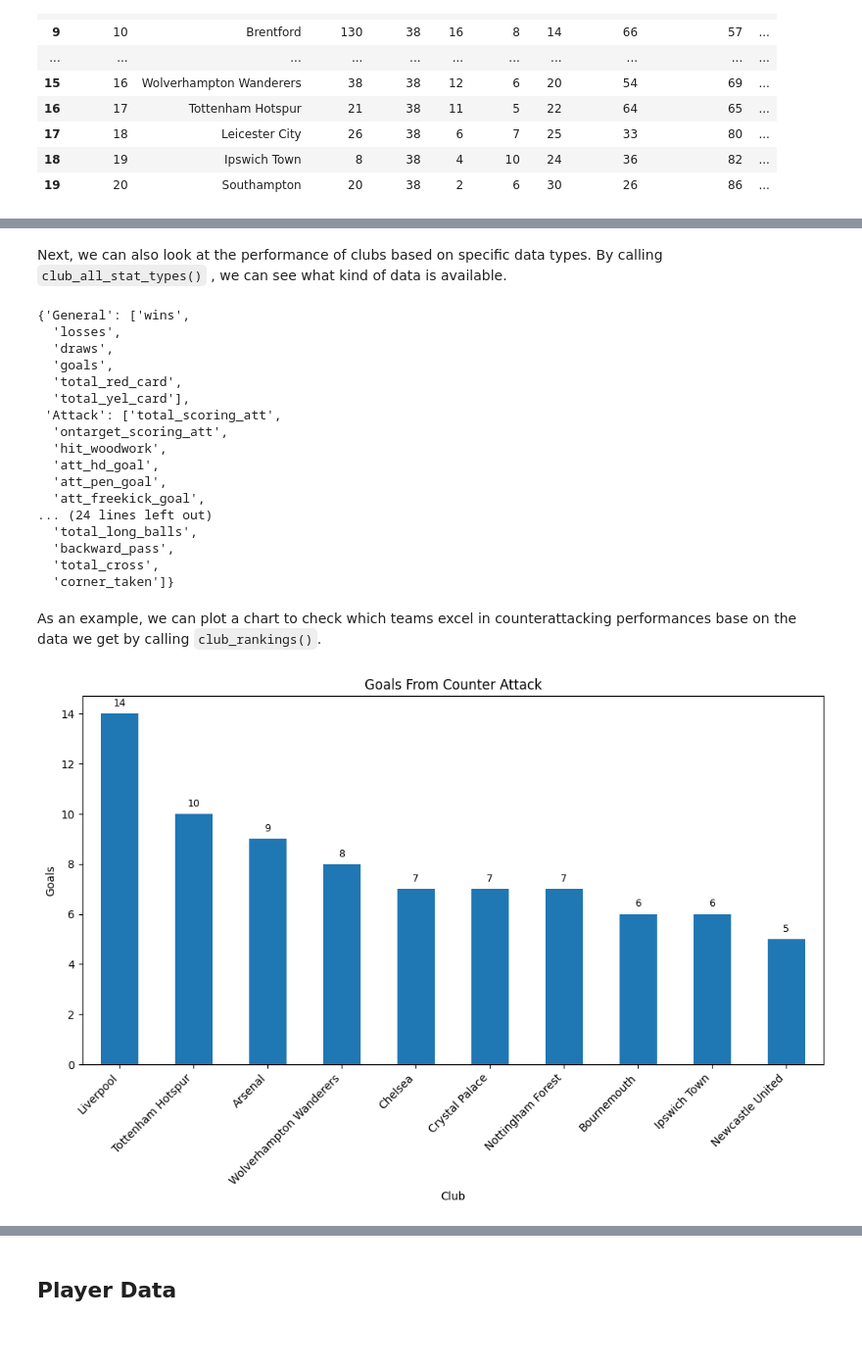
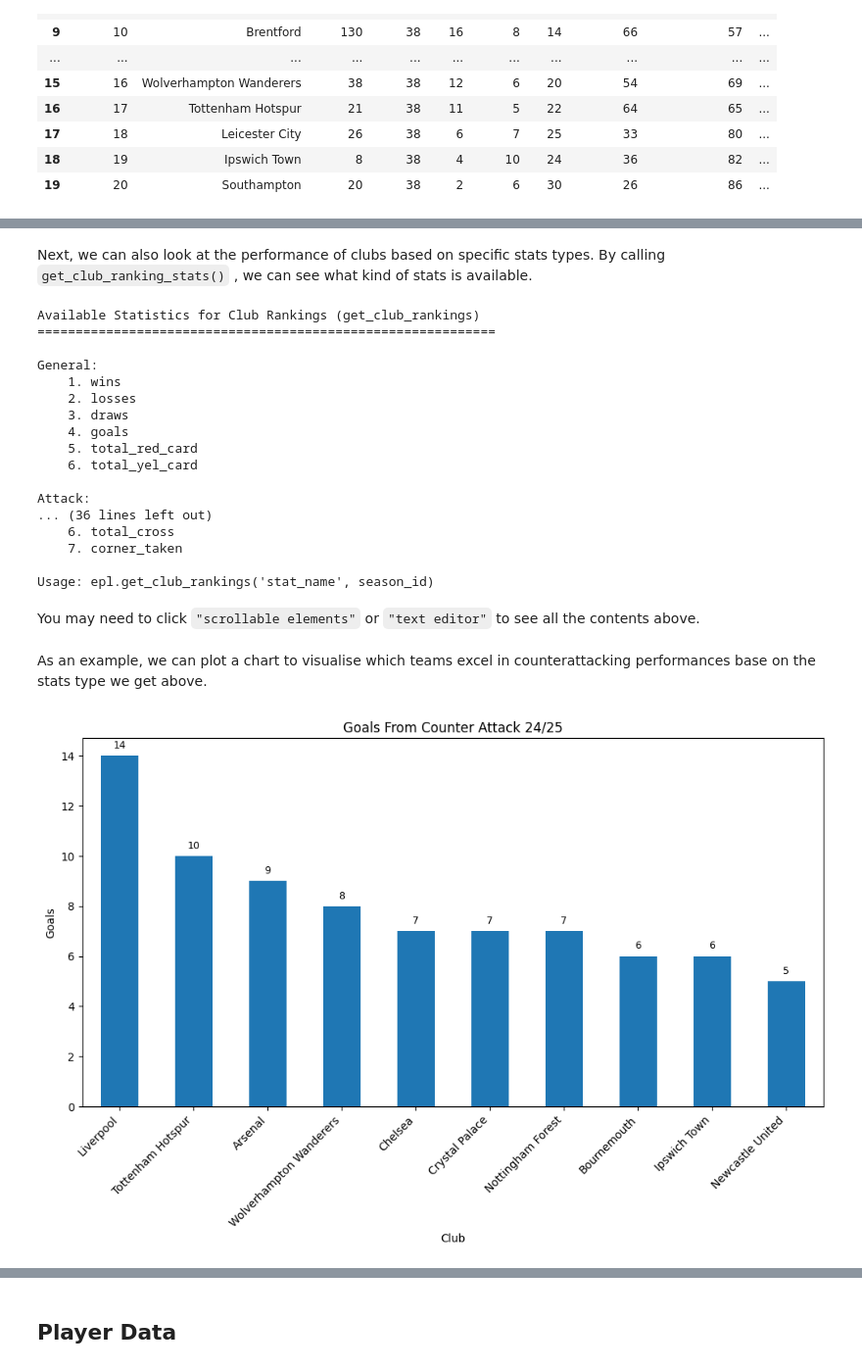
Before and after one commit to zhouyuyang-joey/English-Premier-League-Data-API, a Jupyter notebook: examples.ipynb, the cells around one changed output, grey strips where cells are left out. Shown: that part at 98% size. Saved outputs shown, nothing was run; the diff lists cells and outputs as text; code cells hidden in the pictures; blank space fills up the shorter version.

```diff
--- a/examples.ipynb
+++ b/examples.ipynb
@@ -137,25 +157,27 @@ liverpool_info
 # %% [markdown]
-Next, we can also look at the performance of clubs based on specific data types. By calling ``club_all_stat_types()`` , we can see what kind of data is available.
+Next, we can also look at the performance of clubs based on specific stats types. By calling ``get_club_ranking_stats()`` , we can see what kind of stats is available.
 # %%
-club_stats_type = epl.get_available_stat_types(category="club")
+club_stats_type = epl.get_club_ranking_stats()
 club_stats_type
 # %% [output]
-{'General': ['wins',
-  'losses',
-  'draws',
-  'goals',
-  'total_red_card',
-  'total_yel_card'],
- 'Attack': ['total_scoring_att',
-  'ontarget_scoring_att',
-  'hit_woodwork',
-  'att_hd_goal',
-  'att_pen_goal',
-  'att_freekick_goal',
-... (24 lines left out)
-  'total_long_balls',
-  'backward_pass',
-  'total_cross',
-  'corner_taken']}
+Available Statistics for Club Rankings (get_club_rankings)
+============================================================
+
+General:
+    1. wins
+    2. losses
+    3. draws
+    4. goals
+    5. total_red_card
+    6. total_yel_card
+
+Attack:
+... (36 lines left out)
+    6. total_cross
+    7. corner_taken
+
+Usage: epl.get_club_rankings('stat_name', season_id)
+# %% [markdown]
+You may need to click ``"scrollable elements"`` or ``"text editor"`` to see all the contents above.
 # %% [markdown]
-As an example, we can plot a chart to check which teams excel in counterattacking performances base on the data we get by calling ``club_rankings()``.
+As an example, we can plot a chart to visualise which teams excel in counterattacking performances base on the stats type we get above.
@@ -165,23 +184,23 @@ As an example, we can plot a chart to check which teams excel in counterattackin
 # %%
 import matplotlib.pyplot as plt
 
 counter_attack = epl.get_club_rankings("goal_fastbreak", season_24_25,"df")
 top10 = counter_attack.head(10).sort_values(by="Stat", ascending=False)
 
 plt.figure(figsize=(12, 6))
 top10.plot(
     x="Club",
     y="Stat",
     kind="bar",
-    title="Goals From Counter Attack",
+    title="Goals From Counter Attack 24/25",
     legend=False,
     ax=plt.gca()
 )
 
 plt.xticks(rotation=45, ha='right')
 plt.ylabel("Goals")
 
 for i, val in enumerate(top10["Stat"]):
     plt.text(i, val + 0.2, int(val), ha='center', va='bottom', fontsize=9)
 # %% [output]
-[figure, old version]
+[figure, new version]
```
Also changed, not shown: parts of 55 cells of this notebook.
